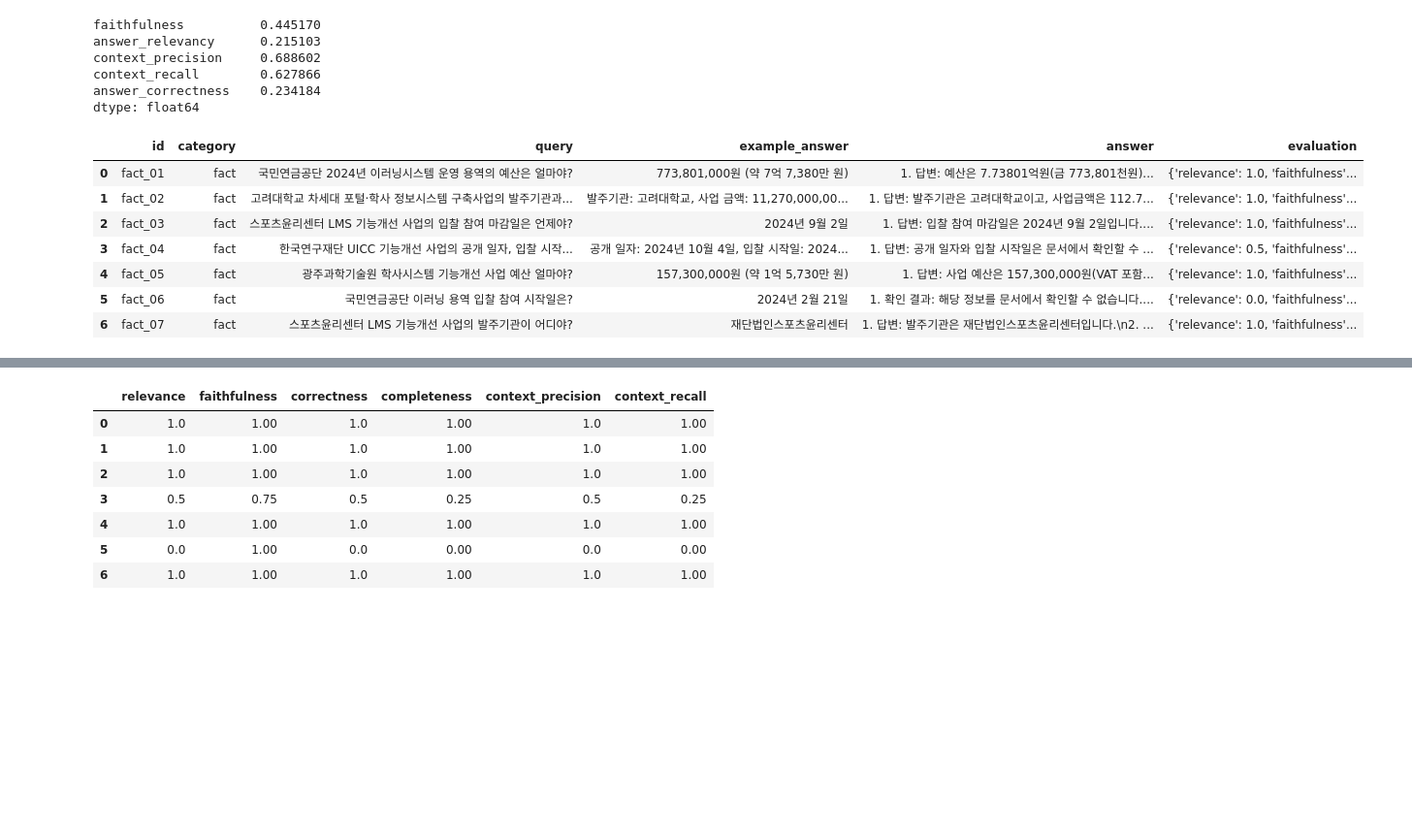
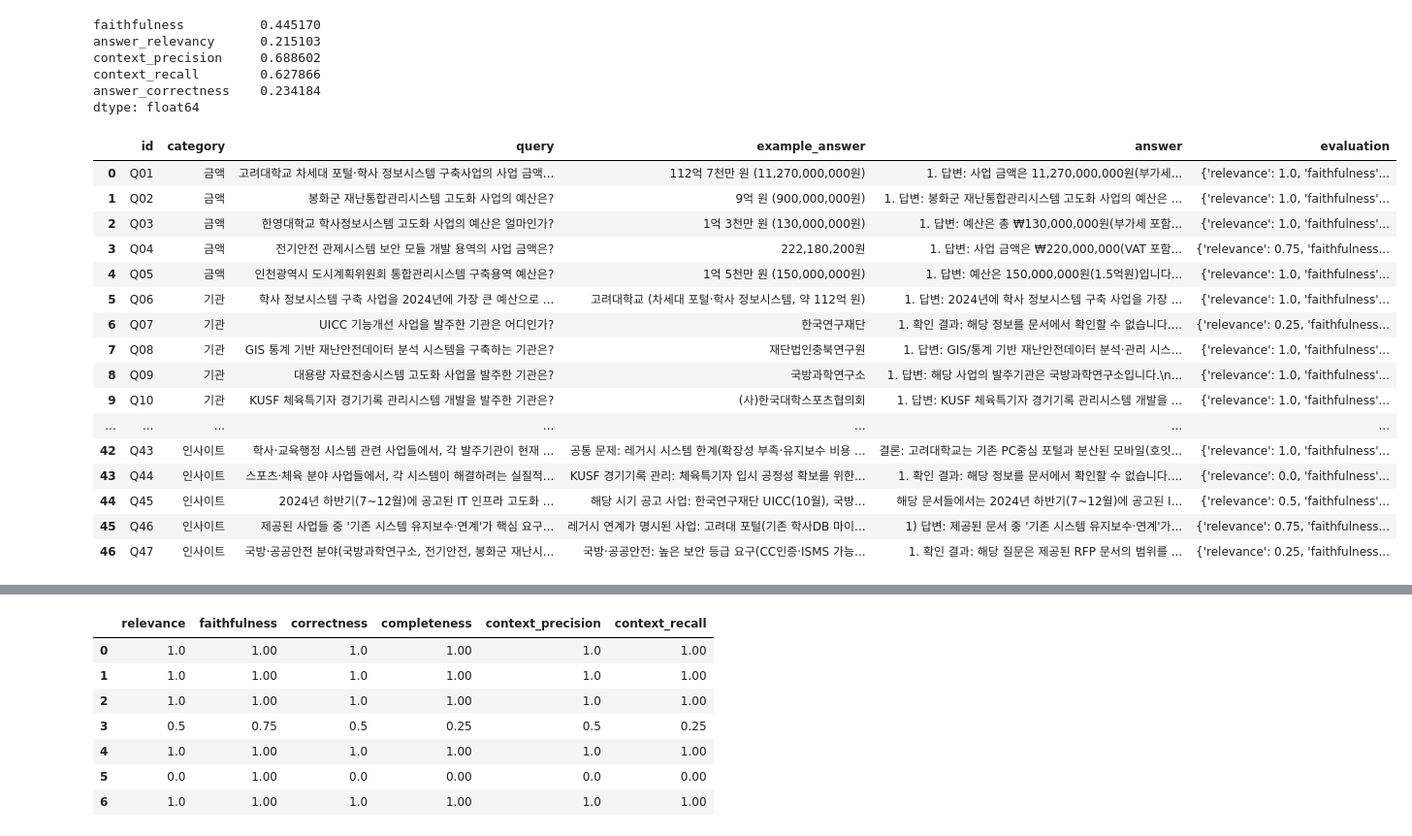
Before and after one commit to BidMind/Bidcoin, a Jupyter notebook: notebooks/03_retrieval_experiments.ipynb, the cells around one changed output, grey strips where cells are left out. Shown at 97% size. Saved outputs shown, nothing was run; the diff lists cells and outputs as text; code cells hidden in the pictures; blank space fills up the shorter version.

Commit message:
eval 최종 업데이트

```diff
--- a/notebooks/03_retrieval_experiments.ipynb
+++ b/notebooks/03_retrieval_experiments.ipynb
@@ -106,14 +106,23 @@ context_recall        0.627866
 answer_correctness    0.234184
 dtype: float64
 # %%
-df_a = pd.read_json(r"/home/spai0722/Bidcoin/eval_results_20260417_043700.json")
+df_a = pd.read_json(r"/home/spai0722/Bidcoin/eval_results_20260419_134319.json")
 df_a
 # %% [output]
 |  | id | category | query | example_answer | answer | evaluation |
-| 0 | fact_01 | fact | 국민연금공단 2024년 이러닝시스템 운영 용역의 예산은 얼마야? | 773,801,000원 (약 7억 7,380만 원) | 1. 답변: 예산은 7.73801억원(금 773,801천원)... | {'relevance': 1.0, 'faithfulness'... |
-| 1 | fact_02 | fact | 고려대학교 차세대 포털·학사 정보시스템 구축사업의 발주기관과... | 발주기관: 고려대학교, 사업 금액: 11,270,000,00... | 1. 답변: 발주기관은 고려대학교이고, 사업금액은 112.7... | {'relevance': 1.0, 'faithfulness'... |
-| 2 | fact_03 | fact | 스포츠윤리센터 LMS 기능개선 사업의 입찰 참여 마감일은 언제야? | 2024년 9월 2일 | 1. 답변: 입찰 참여 마감일은 2024년 9월 2일입니다.... | {'relevance': 1.0, 'faithfulness'... |
-| 3 | fact_04 | fact | 한국연구재단 UICC 기능개선 사업의 공개 일자, 입찰 시작... | 공개 일자: 2024년 10월 4일, 입찰 시작일: 2024... | 1. 답변: 공개 일자와 입찰 시작일은 문서에서 확인할 수 ... | {'relevance': 0.5, 'faithfulness'... |
-| 4 | fact_05 | fact | 광주과학기술원 학사시스템 기능개선 사업 예산 얼마야? | 157,300,000원 (약 1억 5,730만 원) | 1. 답변: 사업 예산은 157,300,000원(VAT 포함... | {'relevance': 1.0, 'faithfulness'... |
-| 5 | fact_06 | fact | 국민연금공단 이러닝 용역 입찰 참여 시작일은? | 2024년 2월 21일 | 1. 확인 결과: 해당 정보를 문서에서 확인할 수 없습니다.... | {'relevance': 0.0, 'faithfulness'... |
-| 6 | fact_07 | fact | 스포츠윤리센터 LMS 기능개선 사업의 발주기관이 어디야? | 재단법인스포츠윤리센터 | 1. 답변: 발주기관은 재단법인스포츠윤리센터입니다.\n2. ... | {'relevance': 1.0, 'faithfulness'... |
+| 0 | Q01 | 금액 | 고려대학교 차세대 포털·학사 정보시스템 구축사업의 사업 금액... | 112억 7천만 원 (11,270,000,000원) | 1. 답변: 사업 금액은 11,270,000,000원(부가세... | {'relevance': 1.0, 'faithfulness'... |
+| 1 | Q02 | 금액 | 봉화군 재난통합관리시스템 고도화 사업의 예산은? | 9억 원 (900,000,000원) | 1. 답변: 봉화군 재난통합관리시스템 고도화 사업의 예산은 ... | {'relevance': 1.0, 'faithfulness'... |
+| 2 | Q03 | 금액 | 한영대학교 학사정보시스템 고도화 사업의 예산은 얼마인가? | 1억 3천만 원 (130,000,000원) | 1. 답변: 예산은 총 ₩130,000,000원(부가세 포함... | {'relevance': 1.0, 'faithfulness'... |
+| 3 | Q04 | 금액 | 전기안전 관제시스템 보안 모듈 개발 용역의 사업 금액은? | 222,180,200원 | 1. 답변: 사업 금액은 ₩220,000,000(VAT 포함... | {'relevance': 0.75, 'faithfulness... |
+| 4 | Q05 | 금액 | 인천광역시 도시계획위원회 통합관리시스템 구축용역 예산은? | 1억 5천만 원 (150,000,000원) | 1. 답변: 예산은 150,000,000원(1.5억원)입니다... | {'relevance': 1.0, 'faithfulness'... |
+| 5 | Q06 | 기관 | 학사 정보시스템 구축 사업을 2024년에 가장 큰 예산으로 ... | 고려대학교 (차세대 포털·학사 정보시스템, 약 112억 원) | 1. 답변: 2024년에 학사 정보시스템 구축 사업을 가장 ... | {'relevance': 1.0, 'faithfulness'... |
+| 6 | Q07 | 기관 | UICC 기능개선 사업을 발주한 기관은 어디인가? | 한국연구재단 | 1. 확인 결과: 해당 정보를 문서에서 확인할 수 없습니다.... | {'relevance': 0.25, 'faithfulness... |
+| 7 | Q08 | 기관 | GIS 통계 기반 재난안전데이터 분석 시스템을 구축하는 기관은? | 재단법인충북연구원 | 1. 답변: GIS/통계 기반 재난안전데이터 분석·관리 시스... | {'relevance': 1.0, 'faithfulness'... |
+| 8 | Q09 | 기관 | 대용량 자료전송시스템 고도화 사업을 발주한 기관은? | 국방과학연구소 | 1. 답변: 해당 사업의 발주기관은 국방과학연구소입니다.\n... | {'relevance': 1.0, 'faithfulness'... |
+| 9 | Q10 | 기관 | KUSF 체육특기자 경기기록 관리시스템 개발을 발주한 기관은? | (사)한국대학스포츠협의회 | 1. 답변: KUSF 체육특기자 경기기록 관리시스템 개발을 ... | {'relevance': 1.0, 'faithfulness'... |
+| ... | ... | ... | ... | ... | ... | ... |
+| 42 | Q43 | 인사이트 | 학사·교육행정 시스템 관련 사업들에서, 각 발주기관이 현재 ... | 공통 문제: 레거시 시스템 한계(확장성 부족·유지보수 비용 ... | 결론: 고려대학교는 기존 PC중심 포털과 분산된 모바일(호잇... | {'relevance': 1.0, 'faithfulness'... |
+| 43 | Q44 | 인사이트 | 스포츠·체육 분야 사업들에서, 각 시스템이 해결하려는 실질적... | KUSF 경기기록 관리: 체육특기자 입시 공정성 확보를 위한... | 1. 확인 결과: 해당 정보를 문서에서 확인할 수 없습니다.... | {'relevance': 0.0, 'faithfulness'... |
+| 44 | Q45 | 인사이트 | 2024년 하반기(7~12월)에 공고된 IT 인프라 고도화 ... | 해당 시기 공고 사업: 한국연구재단 UICC(10월), 국방... | 해당 문서들에서는 2024년 하반기(7~12월)에 공고된 I... | {'relevance': 0.5, 'faithfulness'... |
+| 45 | Q46 | 인사이트 | 제공된 사업들 중 '기존 시스템 유지보수·연계'가 핵심 요구... | 레거시 연계가 명시된 사업: 고려대 포털(기존 학사DB 마이... | 1) 답변: 제공된 문서 중 '기존 시스템 유지보수·연계'가... | {'relevance': 0.75, 'faithfulness... |
+| 46 | Q47 | 인사이트 | 국방·공공안전 분야(국방과학연구소, 전기안전, 봉화군 재난시... | 국방·공공안전: 높은 보안 등급 요구(CC인증·ISMS 가능... | 1. 확인 결과: 해당 질문은 제공된 RFP 문서의 범위를 ... | {'relevance': 0.25, 'faithfulness... |
```
Also changed, not shown: parts of 7 cells of this notebook, 4 other files.
